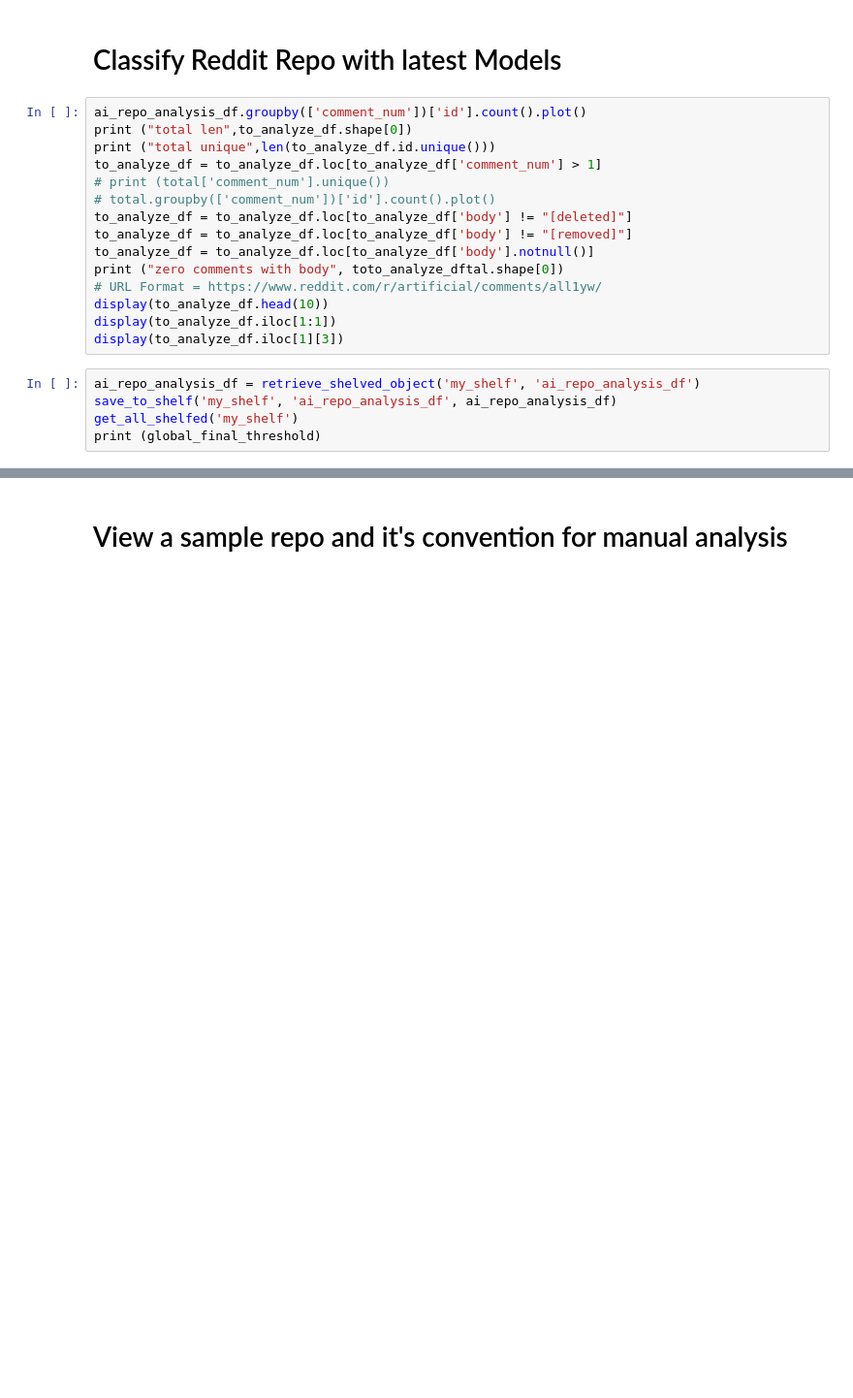
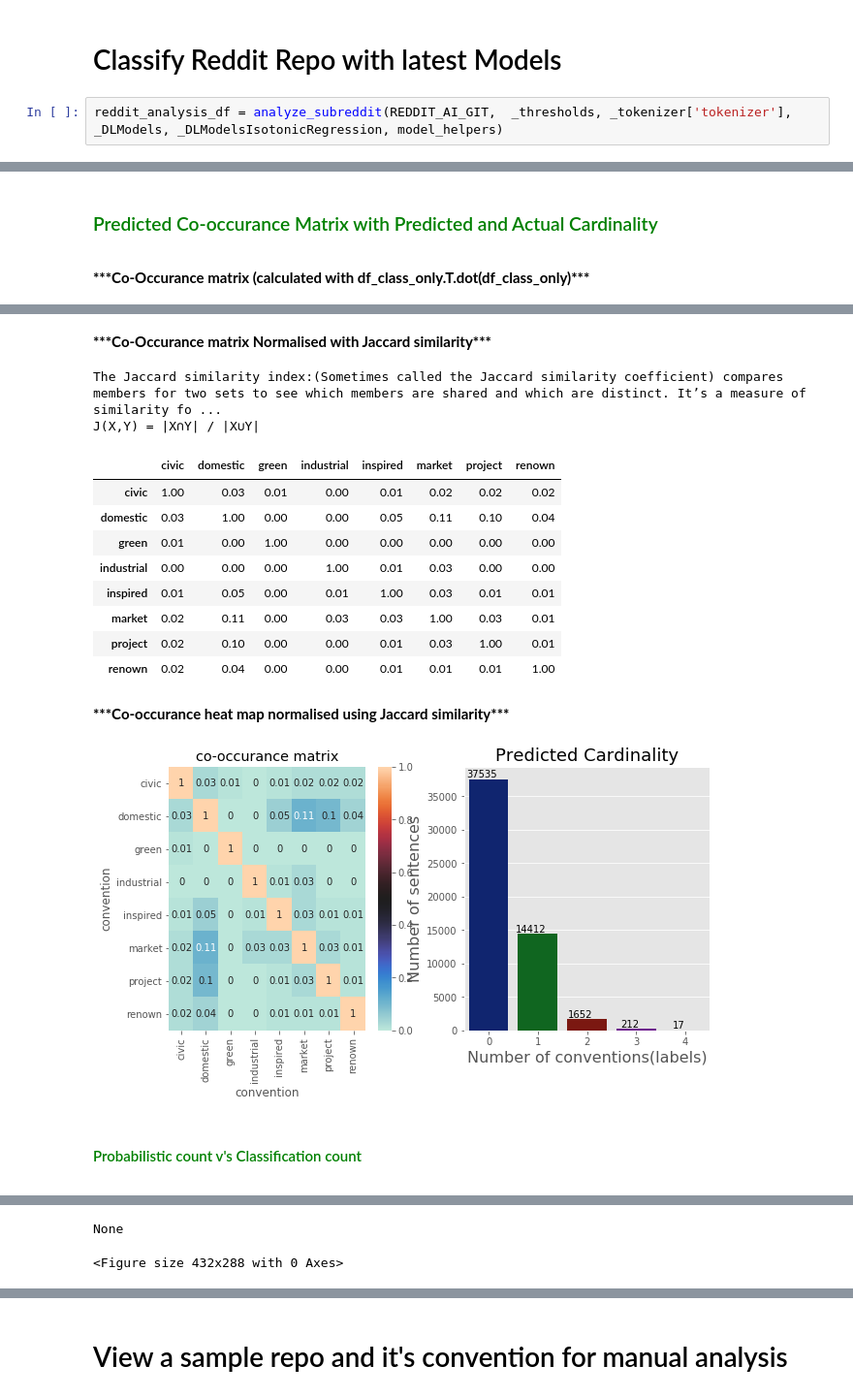
Before and after one commit to aideenf/AIVC, a Jupyter notebook: cp_wssc/Paper Experiments Analysis.ipynb, the cells around one changed output, grey strips where cells are left out. Shown at 97% size. Saved outputs shown, nothing was run; the diff lists cells and outputs as text; blank space fills up the shorter version.

```diff
--- a/cp_wssc/Paper Experiments Analysis.ipynb
+++ b/cp_wssc/Paper Experiments Analysis.ipynb
@@ -753,22 +861,5 @@ IPython.display.HTML(iframe)
 # %% [markdown]
 # Classify Reddit Repo with latest Models
-# %%
-ai_repo_analysis_df.groupby(['comment_num'])['id'].count().plot()
-print ("total len",to_analyze_df.shape[0])
-print ("total unique",len(to_analyze_df.id.unique()))
-to_analyze_df = to_analyze_df.loc[to_analyze_df['comment_num'] > 1]
-# print (total['comment_num'].unique())
-# total.groupby(['comment_num'])['id'].count().plot()
-to_analyze_df = to_analyze_df.loc[to_analyze_df['body'] != "[deleted]"]
-to_analyze_df = to_analyze_df.loc[to_analyze_df['body'] != "[removed]"]
-to_analyze_df = to_analyze_df.loc[to_analyze_df['body'].notnull()]
-print ("zero comments with body", toto_analyze_dftal.shape[0])
-# URL Format = https://www.reddit.com/r/artificial/comments/all1yw/
-display(to_analyze_df.head(10))
-display(to_analyze_df.iloc[1:1])
-display(to_analyze_df.iloc[1][3])
-# %%
-ai_repo_analysis_df = retrieve_shelved_object('my_shelf', 'ai_repo_analysis_df')
-save_to_shelf('my_shelf', 'ai_repo_analysis_df', ai_repo_analysis_df)
-get_all_shelfed('my_shelf')
-print (global_final_threshold)
+# %%
+reddit_analysis_df = analyze_subreddit(REDDIT_AI_GIT,  _thresholds, _tokenizer['tokenizer'], _DLModels, _DLModelsIsotonicRegression, model_helpers)
+# %% [output]
@@ -774,0 +871,2 @@ print (global_final_threshold)
+Predicted Co-occurance Matrix with Predicted and Actual Cardinality
+***Co-Occurance matrix (calculated with df_class_only.T.dot(df_class_only)***
@@ -774,0 +882,15 @@ print (global_final_threshold)
+***Co-Occurance matrix Normalised with Jaccard similarity***
+The Jaccard similarity index:(Sometimes called the Jaccard similarity coefficient) compares members for two sets to see which members are shared and which are distinct. It’s a measure of similarity fo ...
+J(X,Y) = |X∩Y| / |X∪Y|
+|  | civic | domestic | green | industrial | inspired | market | project | renown |
+| civic | 1.00 | 0.03 | 0.01 | 0.00 | 0.01 | 0.02 | 0.02 | 0.02 |
+| domestic | 0.03 | 1.00 | 0.00 | 0.00 | 0.05 | 0.11 | 0.10 | 0.04 |
+| green | 0.01 | 0.00 | 1.00 | 0.00 | 0.00 | 0.00 | 0.00 | 0.00 |
+| industrial | 0.00 | 0.00 | 0.00 | 1.00 | 0.01 | 0.03 | 0.00 | 0.00 |
+| inspired | 0.01 | 0.05 | 0.00 | 0.01 | 1.00 | 0.03 | 0.01 | 0.01 |
+| market | 0.02 | 0.11 | 0.00 | 0.03 | 0.03 | 1.00 | 0.03 | 0.01 |
+| project | 0.02 | 0.10 | 0.00 | 0.00 | 0.01 | 0.03 | 1.00 | 0.01 |
+| renown | 0.02 | 0.04 | 0.00 | 0.00 | 0.01 | 0.01 | 0.01 | 1.00 |
+***Co-occurance heat map normalised using Jaccard similarity***
+[figure, added]
+Probabilistic count v's Classification count
@@ -774,0 +899,2 @@ print (global_final_threshold)
+None
+<Figure size 432x288 with 0 Axes>
```
Also changed, not shown: parts of 42 cells of this notebook.
